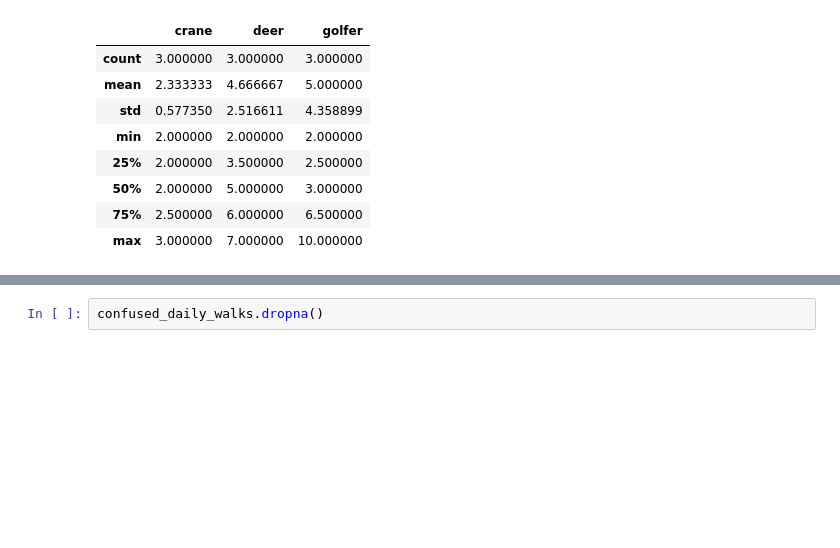
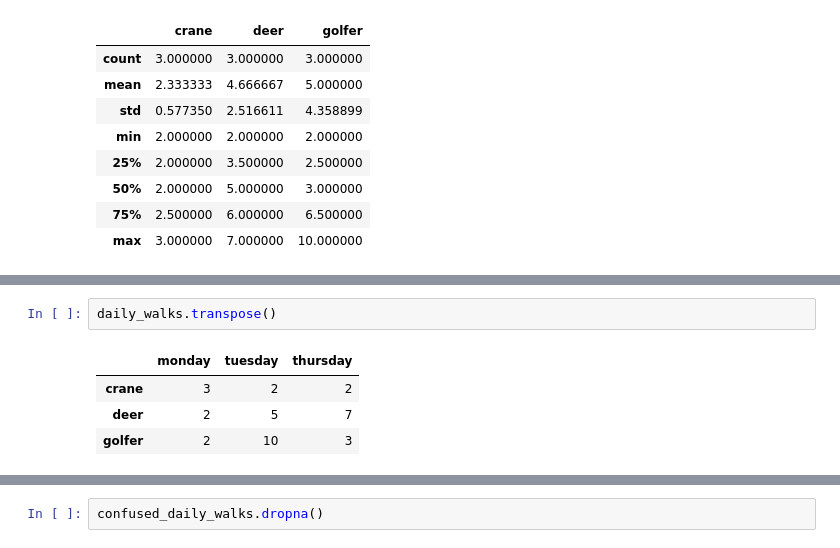
Before and after one commit to andersjo/scientific-programming-2015, a Jupyter notebook: tutorials/tutorial02/Overview - pandas library.ipynb, the cells around one changed output, grey strips where cells are left out. Saved outputs shown, nothing was run; the diff lists cells and outputs as text; blank space fills up the shorter version.

```diff
--- a/tutorials/tutorial02/Overview - pandas library.ipynb
+++ b/tutorials/tutorial02/Overview - pandas library.ipynb
@@ -122,0 +130,7 @@ daily_walks.T # Why is this useful
+# %%
+daily_walks.transpose()
+# %% [output]
+|  | monday | tuesday | thursday |
+| crane | 3 | 2 | 2 |
+| deer | 2 | 5 | 7 |
+| golfer | 2 | 10 | 3 |
```
Also changed, not shown: parts of 105 cells of this notebook, 1 other file.
